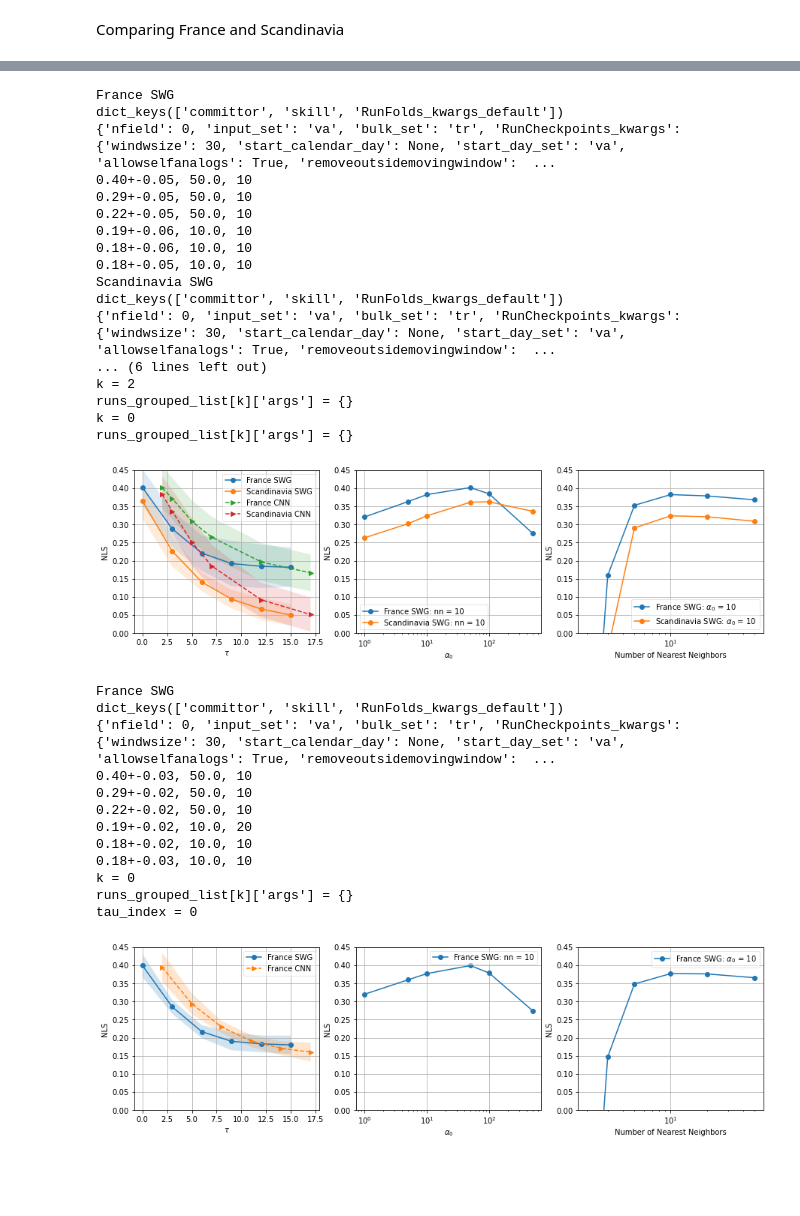
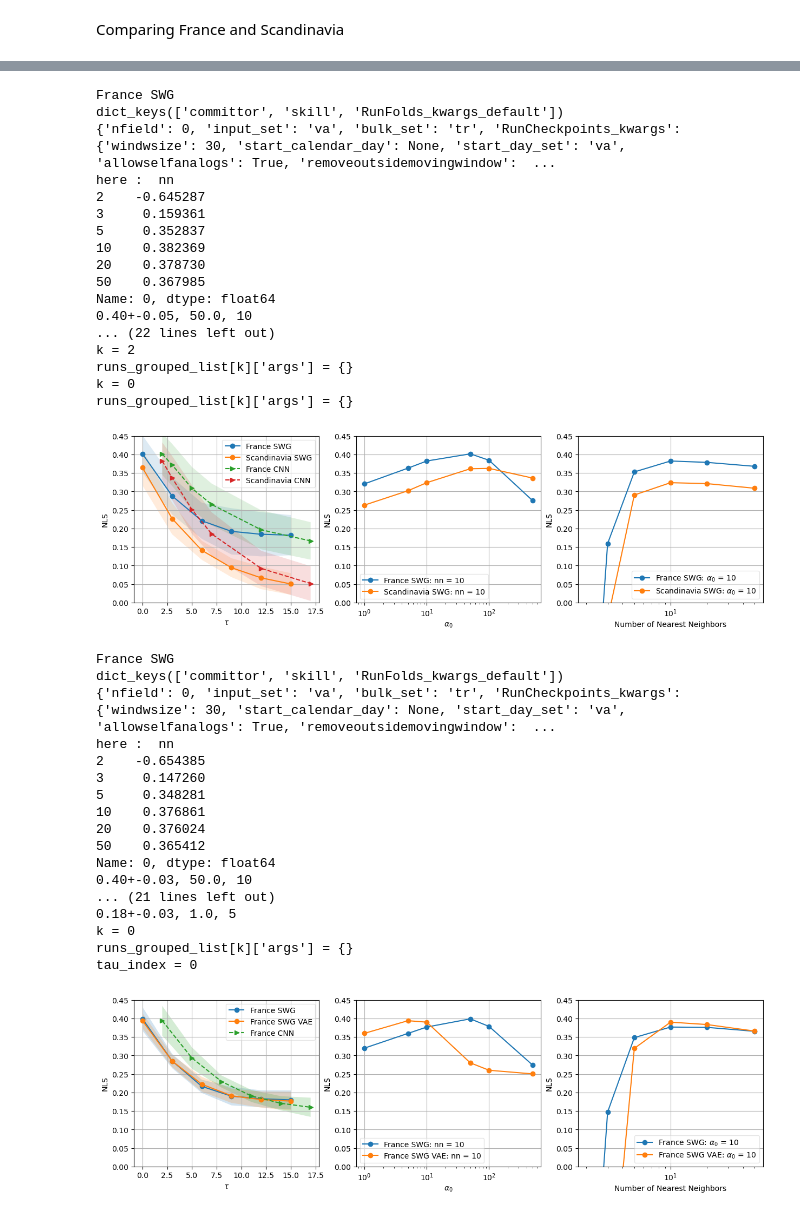
Before and after one commit to georgemilosh/Climate-Learning, a Jupyter notebook: VAE/test_committor_dario.ipynb, the cells around one changed output, grey strips where cells are left out. Cells and saved outputs as stored; diff of their text form; code cells hidden in the pictures; blank space fills up the shorter version.

```diff
--- a/VAE/test_committor_dario.ipynb
+++ b/VAE/test_committor_dario.ipynb
@@ -10,7 +10,7 @@ from importlib import import_module
 #foo = import_module(fold_folder+'/Funs.py', package=None)
 
 
-folder = './xforanalogs/NA24by48/Z8/yrs500/interT15fw20.1.20lrs4'
+folder = '/scratchx/gmiloshe/Climate-Learning/VAE/xforanalogs/NA24by48/Z8/yrs500/interT15fw20.1.20lrs4'
 foo = module_from_file("foo", f'{folder}/Funs.py')
 
 import random as rd
@@ -91,7 +91,7 @@ def Compare_Scores(runs, committor_filename='committor.pkl', setnn=10, setcheck=
                         shift = 0
                 with open(f'{folder}/committor.pkl', "rb") as open_file:
                         committor_dictionary = pickle.load(open_file)
-                committor = committor_dictionary['committor']
+                #committor = committor_dictionary['committor']
                 print(committor_dictionary.keys())
                 print(committor_dictionary['RunFolds_kwargs_default'])
                 delay = ut.extract_nested(committor_dictionary['RunFolds_kwargs_default'],'delay')
@@ -118,7 +118,8 @@ def Compare_Scores(runs, committor_filename='committor.pkl', setnn=10, setcheck=
 
                 meanskill[0][(slice(None),setnn)].plot(ax = ax[1], label=f'{name}: nn = {setnn}', marker=marker,linestyle=linestyle)
                 if np.any(meanskill[0].index.isin([ setcheck], level='check')): # check if check exists
-                    meanskill[0].loc[pd.IndexSlice[setcheck,:]].droplevel(level=(0)).plot(ax = ax[2], label=rf'{name}: $\alpha_0$ = {setcheck}', marker=marker,linestyle=linestyle)
+                    print("here : ",meanskill[0].loc[pd.IndexSlice[setcheck,:]])
+                    meanskill[0].loc[pd.IndexSlice[setcheck,:]].plot(ax = ax[2], label=rf'{name}: $\alpha_0$ = {setcheck}', marker=marker,linestyle=linestyle)
                 else:
                     print(f"Coudln't find {setcheck = } in  eanskill[0]")
                 for j in list(meanskill.columns):
@@ -693,55 +699,61 @@ dict_keys(['committor', 'skill', 'RunFolds_kwargs_default'])
 [figure]
 # %%
 
-runs = {'France SWG' : './xforanalogs/NA24by48/global_logit/yrs500/interT15/'
-        ,'Scandinavia SWG' : './xforanalogs/ZGonlyNA24by48/Scandinavia/global_logit/yrs500/interT15/'
+runs = {'France SWG' : '/scratchx/gmiloshe/Climate-Learning/VAE/xforanalogs/NA24by48/global_logit/yrs500/interT15/'
+        ,'Scandinavia SWG' : '/scratchx/gmiloshe/Climate-Learning/VAE/xforanalogs/ZGonlyNA24by48/Scandinavia/global_logit/yrs500/interT15/'
         }
 
 fig2, ax = Compare_Scores(runs, setnn=10, setcheck=10, savename='./Images/Scandinavia500vs100', marker='o', linestyle='solid', alpha=0.15, dpi=200)
 
-test=Compare_CNNs(folder, ['../PLASIM/xmodels/u1yrs500/','../PLASIM/xmodels/Scandinavia/u1yrs500'], fig2=fig2, ax=ax, savename='./Images/Scandinavia500vs100', marker='>', linestyle='dashed', alpha=0.15, dpi=200)
+test=Compare_CNNs(folder, ['/homedata/gmiloshe/old.Climate-Learning/PLASIM/xmodels/u1yrs500/','/homedata/gmiloshe/old.Climate-Learning/PLASIM/xmodels/Scandinavia/u1yrs500'], fig2=fig2, ax=ax, savename='./Images/Scandinavia500vs100', marker='>', linestyle='dashed', alpha=0.15, dpi=200)
 # %% [output]
 France SWG
 dict_keys(['committor', 'skill', 'RunFolds_kwargs_default'])
 {'nfield': 0, 'input_set': 'va', 'bulk_set': 'tr', 'RunCheckpoints_kwargs': {'windwsize': 30, 'start_calendar_day': None, 'start_day_set': 'va', 'allowselfanalogs': True, 'removeoutsidemovingwindow':  ...
+here :  nn
+2    -0.645287
+3     0.159361
+5     0.352837
+10    0.382369
+20    0.378730
+50    0.367985
+Name: 0, dtype: float64
 0.40+-0.05, 50.0, 10
-0.29+-0.05, 50.0, 10
-0.22+-0.05, 50.0, 10
-0.19+-0.06, 10.0, 10
-0.18+-0.06, 10.0, 10
-0.18+-0.05, 10.0, 10
-Scandinavia SWG
-dict_keys(['committor', 'skill', 'RunFolds_kwargs_default'])
-{'nfield': 0, 'input_set': 'va', 'bulk_set': 'tr', 'RunCheckpoints_kwargs': {'windwsize': 30, 'start_calendar_day': None, 'start_day_set': 'va', 'allowselfanalogs': True, 'removeoutsidemovingwindow':  ...
-... (6 lines left out)
+... (22 lines left out)
 k = 2
 runs_grouped_list[k]['args'] = {}
 k = 0
 runs_grouped_list[k]['args'] = {}
-[figure, old version]
+[figure, new version]
 # %%
 
-runs = {#'France SWG' : './xforanalogs/NA24by48/global_logit/yrs500/interT15/',
-        'France SWG' : './xforanalogs/5fold/T15/NAE/France/yrs500/Z0/globa_logit/'
+runs = {#'France SWG' : '/scratchx/gmiloshe/Climate-Learning/VAE/xforanalogs/NA24by48/global_logit/yrs500/interT15/',
+        'France SWG' : '/scratchx/gmiloshe/Climate-Learning/VAE/xforanalogs/5fold/T15/NAE/France/yrs500/Z0/globa_logit/'
+        ,'France SWG VAE' : '/scratchx/gmiloshe/Climate-Learning/VAE/xforanalogs/5fold/T15/NAE/France/yrs500/Z16/ZGskip2/'
         }
 fig2, ax = Compare_Scores(runs, setnn=10, setcheck=10, savename='./Images/SWGvsCNNFrance', marker='o', linestyle='solid', alpha=0.2, dpi=200)
 
-test=Compare_CNNs(folder, [#'../PLASIM/xmodels/u1yrs500/',
-                          #'../PLASIM/xmodels/NAEu1yrs500/'
-                          '../PLASIM/xmodels/5fold/T15/NAE/France/yrs500/'], fig2=fig2, ax=ax, savename='./Images/SWGvsCNNFrance', marker='>', linestyle='dashed', alpha=0.2, dpi=200)
+test=Compare_CNNs(folder, [#'/homedata/gmiloshe/old.Climate-Learning/PLASIM/xmodels/u1yrs500/',
+                          #'/homedata/gmiloshe/old.Climate-Learning/PLASIM/xmodels/NAEu1yrs500/'
+                          '/homedata/gmiloshe/old.Climate-Learning/PLASIM/xmodels/5fold/T15/NAE/France/yrs500/'], fig2=fig2, ax=ax, savename='./Images/SWGvsCNNFrance', marker='>', linestyle='dashed', alpha=0.2, dpi=200)
 # %% [output]
 France SWG
 dict_keys(['committor', 'skill', 'RunFolds_kwargs_default'])
 {'nfield': 0, 'input_set': 'va', 'bulk_set': 'tr', 'RunCheckpoints_kwargs': {'windwsize': 30, 'start_calendar_day': None, 'start_day_set': 'va', 'allowselfanalogs': True, 'removeoutsidemovingwindow':  ...
+here :  nn
+2    -0.654385
+3     0.147260
+5     0.348281
+10    0.376861
+20    0.376024
+50    0.365412
+Name: 0, dtype: float64
 0.40+-0.03, 50.0, 10
-0.29+-0.02, 50.0, 10
-0.22+-0.02, 50.0, 10
-0.19+-0.02, 10.0, 20
-0.18+-0.02, 10.0, 10
-0.18+-0.03, 10.0, 10
+... (21 lines left out)
+0.18+-0.03, 1.0, 5
 k = 0
 runs_grouped_list[k]['args'] = {}
 tau_index = 0
-[figure, old version]
+[figure, new version]
 # %%
 
```
Also changed, not shown: parts of 17 cells of this notebook, 2 other files.
